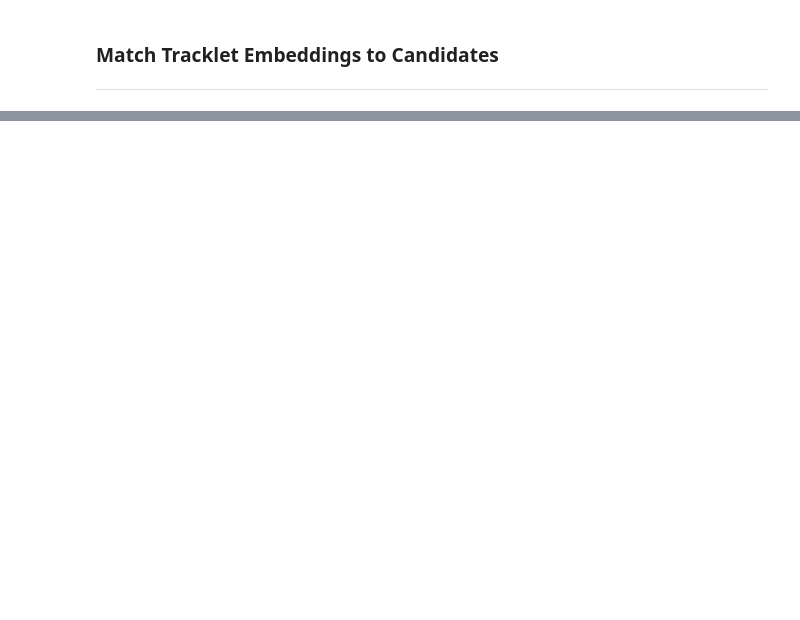
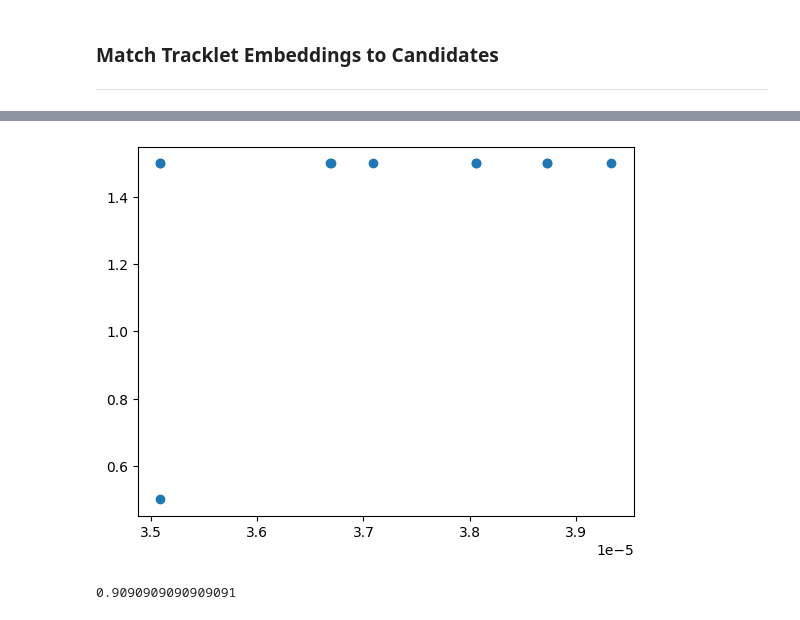
Before and after one commit to gedas-ug-projects/player-re-id, a Jupyter notebook: src/testing/embed_players/simplified_embed_players.ipynb, the cells around one changed output, grey strips where cells are left out. Cells and saved outputs as stored; diff of their text form; code cells hidden in the pictures; blank space fills up the shorter version.

```diff
--- a/src/testing/embed_players/simplified_embed_players.ipynb
+++ b/src/testing/embed_players/simplified_embed_players.ipynb
@@ -297,27 +304,39 @@ def pearson_correlation(vec1: List[float], vec2: List[float]) -> float:
 ### **Match Tracklet Embeddings to Candidates**
 ***
 # %%
-# Initialize the result list with NaNs
+# initialize the result list with NaNs
 reidentified_tracklet_player_ids = [np.nan] * len(human_labels)
 
-# Extract ground truth player embeddings and IDs
+# extract ground truth player embeddings and IDs
 ground_truth_embeddings = np.vstack(ground_truth_player_features_subset_df['embedding'].values)
 ground_truth_player_ids = ground_truth_player_features_subset_df['player_id'].values
 
-# Iterate over tracklet features
+best_distances = []
+
+# iterate over tracklet features
 for tracklet_index, tracklet_row in enumerate(all_tracklet_features.itertuples()):
+    # all candidate player ids
+    candidates = tracklet_row.candidate_player_ids
     tracklet_embedding = np.array(tracklet_row.embedding).reshape(1, -1)
-
-    # Compute distances to all ground truth embeddings
+    # compute distances to all ground truth embeddings
     distances = cdist(tracklet_embedding, ground_truth_embeddings, metric='euclidean')
-
-    # Find the index of the best match
+    # # 1
     best_match_idx = np.argmin(distances)
+    best_distance = distances[0][best_match_idx]
+    distances[0][best_match_idx] = float('inf')
+    # # 2
+    second_best_match_idx = np.argmin(distances)
+    second_best_distance = distances[0][second_best_match_idx]
+    best_distances.append(second_best_distance - best_distance)
     best_match_player_id = ground_truth_player_ids[best_match_idx]
-
-    # Assign the best match player ID
-    reidentified_tracklet_player_ids[tracklet_index] = best_match_player_id
+    # assign the best match player ID
+    if best_match_player_id in candidates:
+        reidentified_tracklet_player_ids[tracklet_index] = best_match_player_id
 # %%
+distances_thresh =  3. * 1e-5
+
 # create a dataframe with all predictions
 predictions_computed = pd.DataFrame({'tracklet_file_path': all_tracklet_features['tracklet_file_path'], 'human_label': human_labels, 'prediction': reidentified_tracklet_player_ids})
-predictions_computed.head()
+predictions_computed['distance'] = best_distances
+predictions_computed['thresh'] = predictions_computed['distance'] > distances_thresh
+predictions_computed
@@ -327,9 +364,9 @@ matched_mask = predictions_computed['human_label'] == predictions_computed['pred
 predictions_computed_matched = predictions_computed[matched_mask]
 # %%
 # convert all ids to floats
-predictions_computed_no_na = predictions_computed_matched.dropna()
-predictions_computed_no_na['human_label'] = predictions_computed_no_na['human_label'].astype(int)
-predictions_computed_no_na['prediction'] = predictions_computed_no_na['prediction'].astype(int)
+predictions_computed_no_na = predictions_computed.dropna(subset=['prediction'])
+predictions_computed_no_na['correct'] = predictions_computed_no_na['human_label'] == predictions_computed_no_na['prediction']
+predictions_computed_no_na = predictions_computed_no_na[predictions_computed_no_na['thresh'] == True]
 
 # find all matching predictions
 matched_mask = abs(predictions_computed_no_na['human_label'] - predictions_computed_no_na['prediction']) < 0.5
@@ -338,0 +374,12 @@ len(predictions_no_na_matched)
+# %%
+from matplotlib import pyplot as plt
+
+plt.scatter(predictions_computed_no_na['distance'], predictions_computed_no_na['correct'] + 0.5)
+plt.show()
+# %% [output]
+[figure, added]
+# %%
+precision = sum(predictions_computed_no_na['correct']) / len(predictions_computed_no_na)
+precision
+# %% [output]
+0.9090909090909091
```
Also changed, not shown: parts of 6 cells of this notebook.
